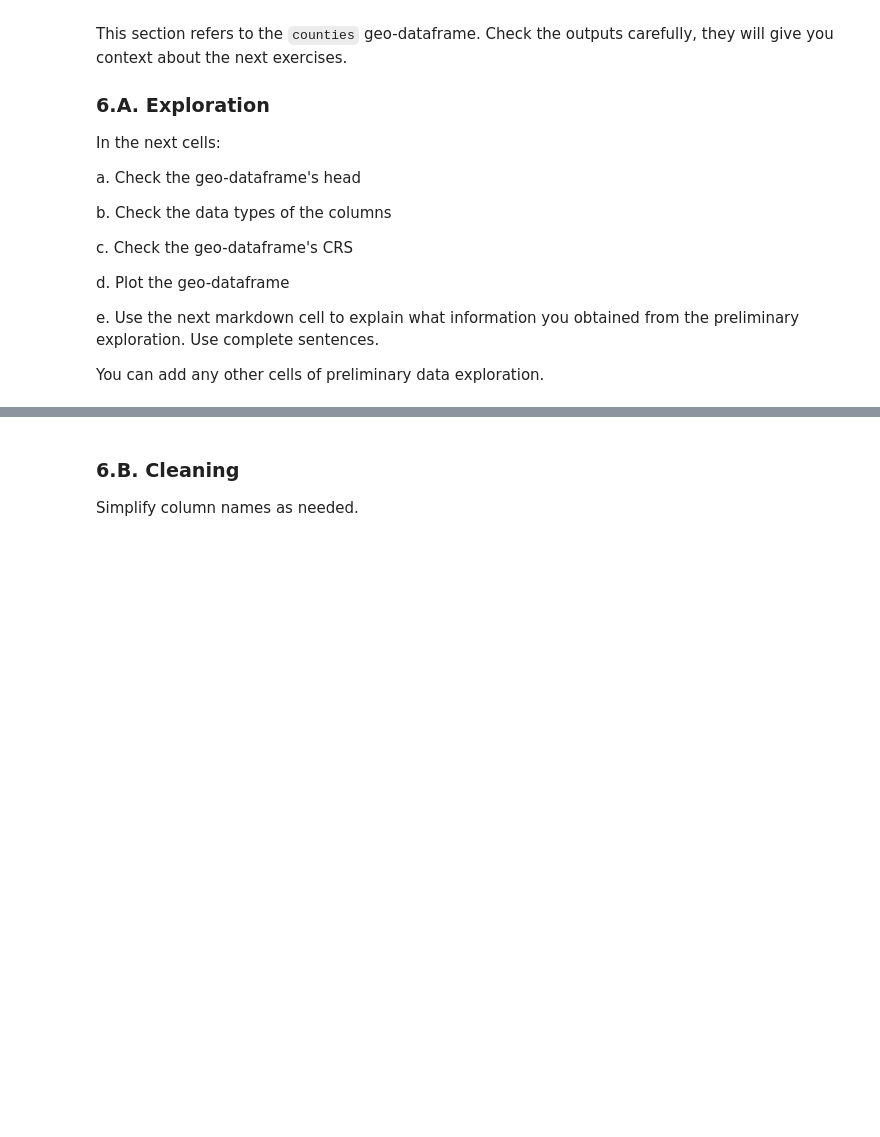
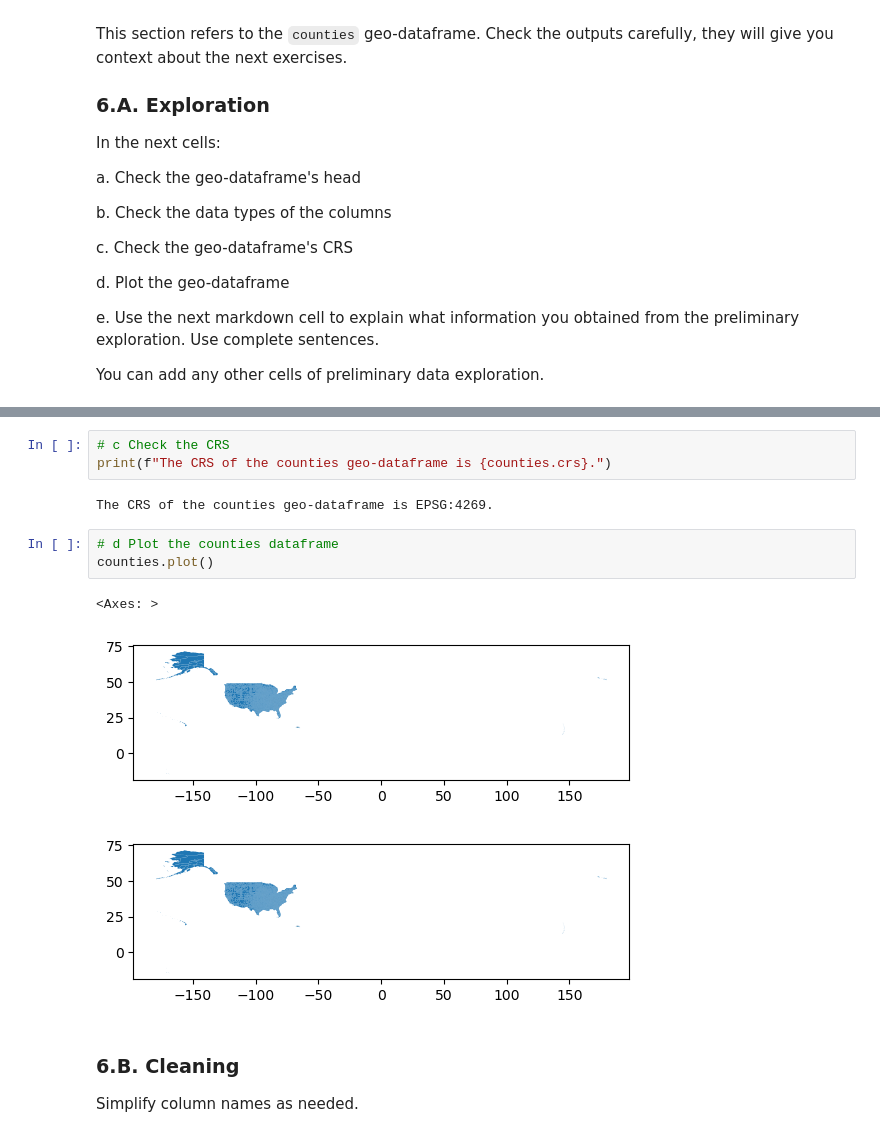
Before and after one commit to pr-scilla/eds220-hwk3, a Jupyter notebook: hwk3-task2-spills.ipynb, the cells around one changed output, grey strips where cells are left out. Saved outputs shown, nothing was run; the diff lists cells and outputs as text; blank space fills up the shorter version.

```diff
--- a/hwk3-task2-spills.ipynb
+++ b/hwk3-task2-spills.ipynb
@@ -411,3 +438,15 @@ _Type your answer here, replacing this text._
+# %%
+# c Check the CRS
+print(f"The CRS of the counties geo-dataframe is {counties.crs}.")
+# %% [output]
+The CRS of the counties geo-dataframe is EPSG:4269.
+# %%
+# d Plot the counties dataframe
+counties.plot()
+# %% [output]
+<Axes: >
+[figure, added]
+[figure, added]
 # %% [markdown]
 <!-- END QUESTION -->
 
```
Also changed, not shown: parts of 8 cells of this notebook.
